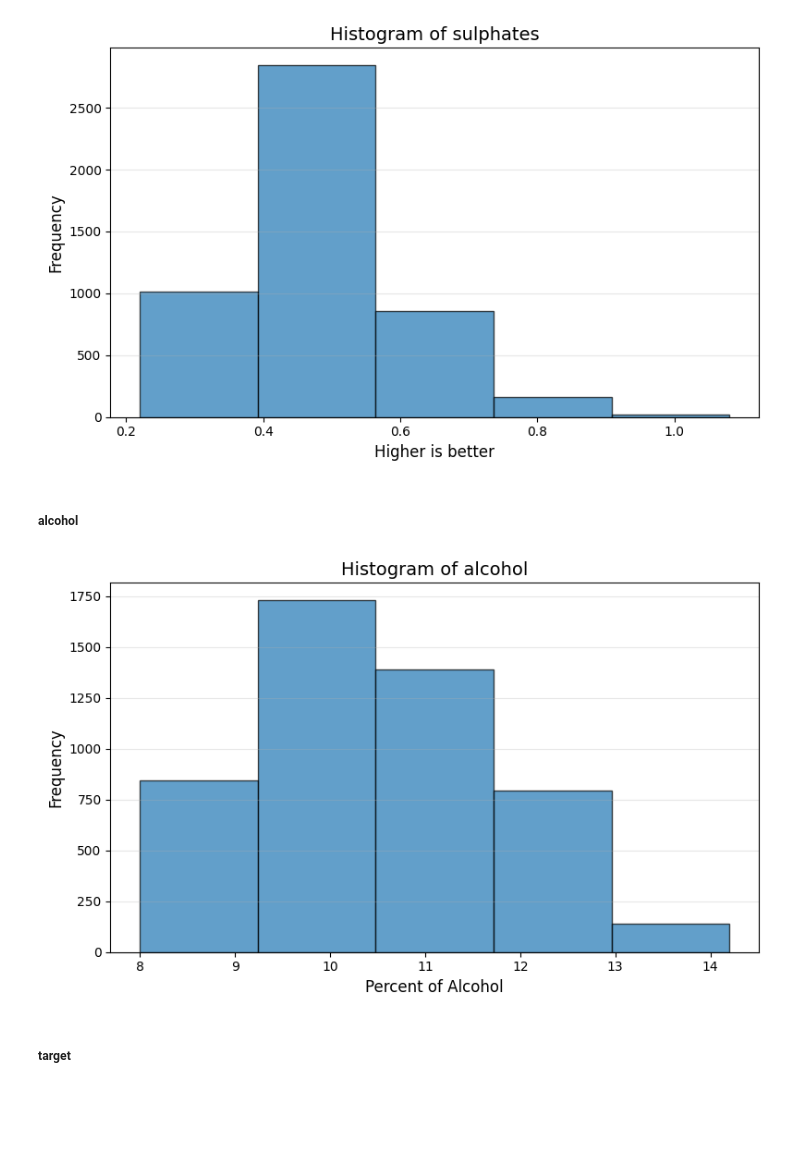
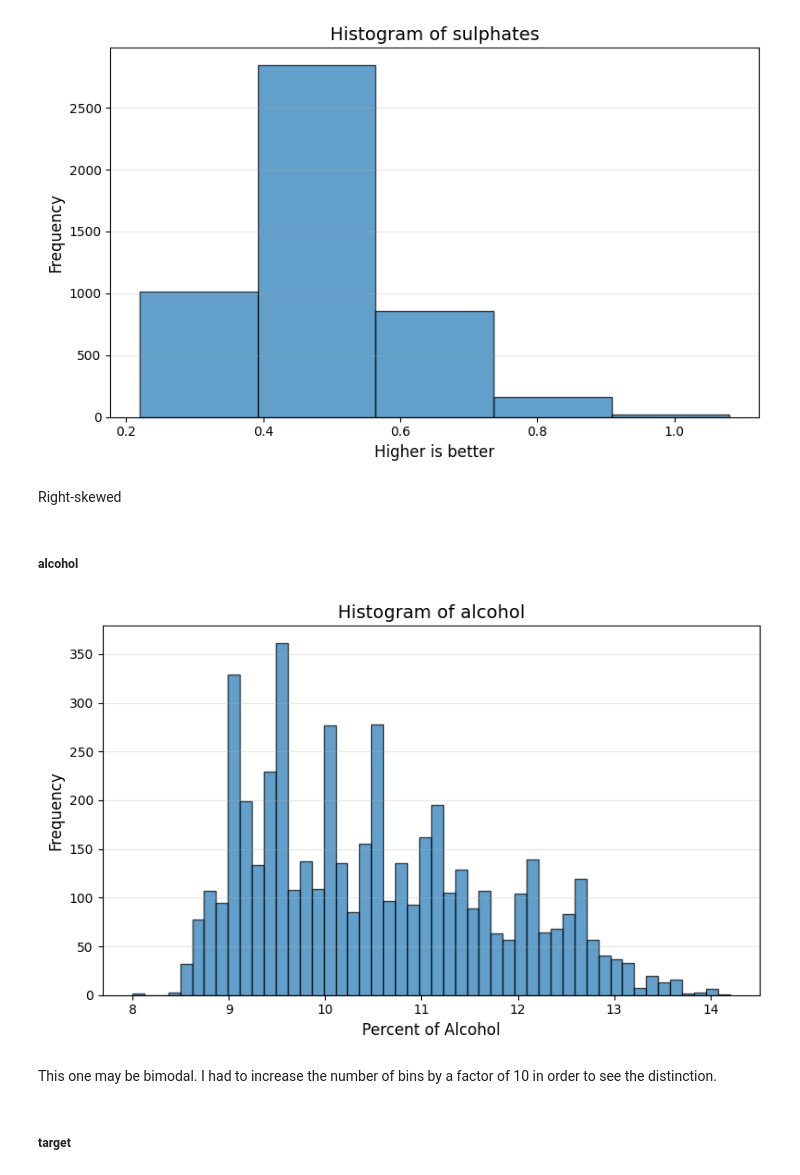
Before and after one commit to tzucker02/dx601-final-project, a Jupyter notebook: project.ipynb, the cells around one changed output. Drawn from its saved outputs; the diff is of its cells as text; code cells hidden in the pictures; blank space fills up the shorter version.

```diff
--- a/project.ipynb
+++ b/project.ipynb
@@ -319,26 +320,30 @@ plt.tight_layout()
 plt.show()
 # %% [output]
 [figure]
+# %% [markdown]
+Right-skewed
 # %% [markdown]
 ##### alcohol
 # %%
 # YOUR CODE HERE
 column_to_plot = 'alcohol'
 data = df[[column_to_plot]].dropna()
 
 fig, ax = plt.subplots(figsize=(8, 5))
 
-hist = data.hist(bins=5, ax=ax, grid=False, edgecolor='black', alpha=0.7)
+hist = data.hist(bins=50, ax=ax, grid=False, edgecolor='black', alpha=0.7)
 
 ax.set_title(f'Histogram of {column_to_plot}', fontsize=14)
 ax.set_xlabel('Percent of Alcohol', fontsize=12)
 ax.set_ylabel('Frequency', fontsize=12)
 ax.grid(axis='y', alpha=0.3)
 
 plt.tight_layout()
 plt.show()
 # %% [output]
-[figure, old version]
+[figure, new version]
+# %% [markdown]
+This one may be bimodal.  I had to increase the number of bins by a factor of 10 in order to see the distinction.
 # %% [markdown]
 ##### target
 # %%
```
Also changed, not shown: parts of 22 cells of this notebook.
